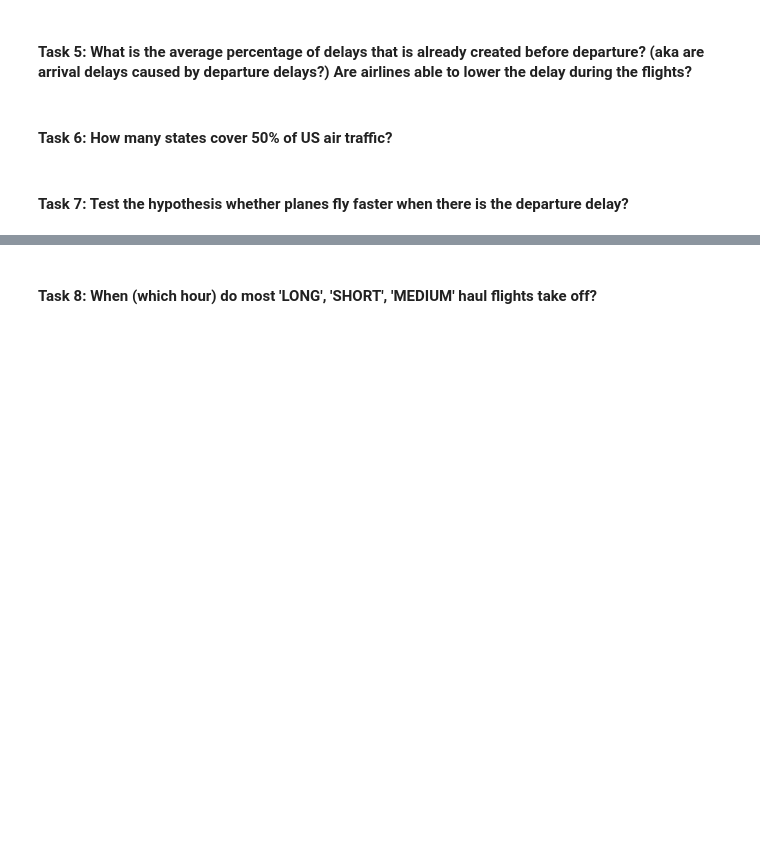
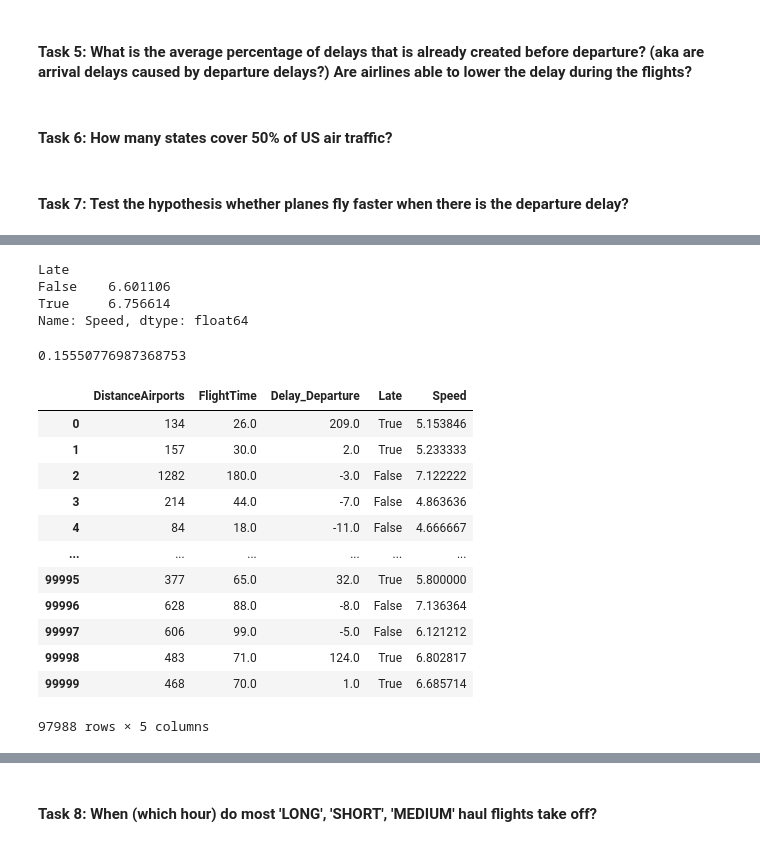
Before and after one commit to hapl/predict-flight-delays, a Jupyter notebook: src/modules/exploratory_analysis_hugo.ipynb, the cells around one changed output, grey strips where cells are left out. Cells and saved outputs as stored; diff of their text form; code cells hidden in the pictures; blank space fills up the shorter version.

```diff
--- a/src/modules/exploratory_analysis_hugo.ipynb
+++ b/src/modules/exploratory_analysis_hugo.ipynb
@@ -122,0 +156,29 @@ plt.show()
+# %%
+sr_mean = df_flights_speed.groupby("Late")["Speed"].mean()
+sr_mean
+# %% [output]
+Late
+False    6.601106
+True     6.756614
+Name: Speed, dtype: float64
+# %%
+mean_cal = abs(sr_mean[0]- sr_mean[1])
+mean_cal
+# %% [output]
+0.15550776987368753
+# %%
+df_flights_speed
+# %% [output]
+|  | DistanceAirports | FlightTime | Delay_Departure | Late | Speed |
+| 0 | 134 | 26.0 | 209.0 | True | 5.153846 |
+| 1 | 157 | 30.0 | 2.0 | True | 5.233333 |
+| 2 | 1282 | 180.0 | -3.0 | False | 7.122222 |
+| 3 | 214 | 44.0 | -7.0 | False | 4.863636 |
+| 4 | 84 | 18.0 | -11.0 | False | 4.666667 |
+| ... | ... | ... | ... | ... | ... |
+| 99995 | 377 | 65.0 | 32.0 | True | 5.800000 |
+| 99996 | 628 | 88.0 | -8.0 | False | 7.136364 |
+| 99997 | 606 | 99.0 | -5.0 | False | 6.121212 |
+| 99998 | 483 | 71.0 | 124.0 | True | 6.802817 |
+| 99999 | 468 | 70.0 | 1.0 | True | 6.685714 |
+97988 rows × 5 columns
```
Also changed, not shown: parts of 22 cells of this notebook.
